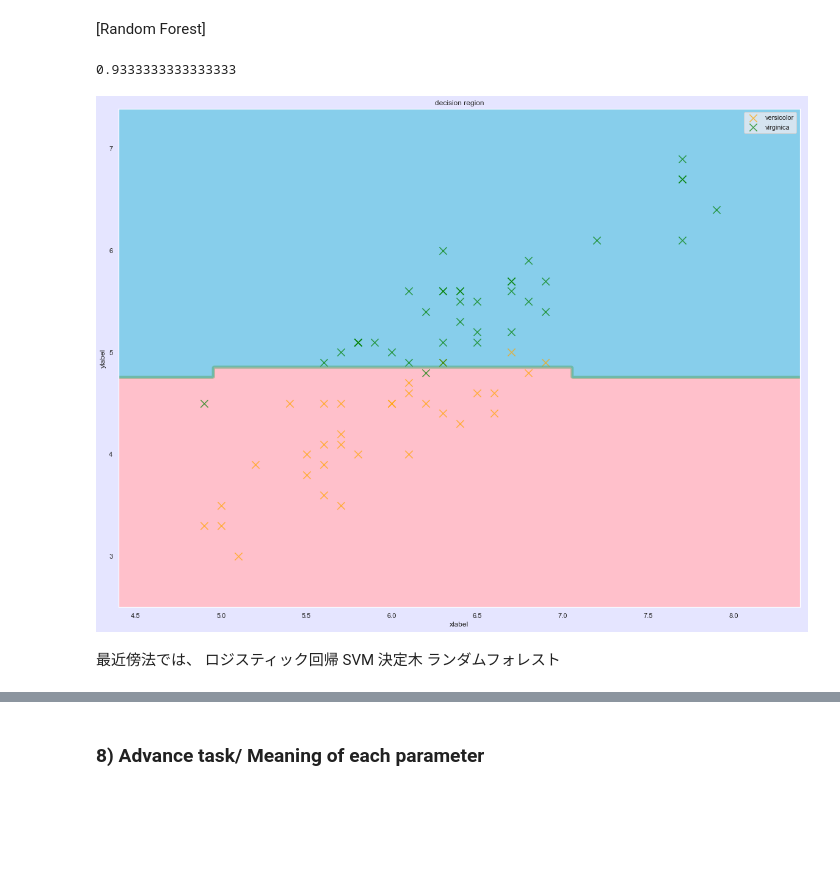
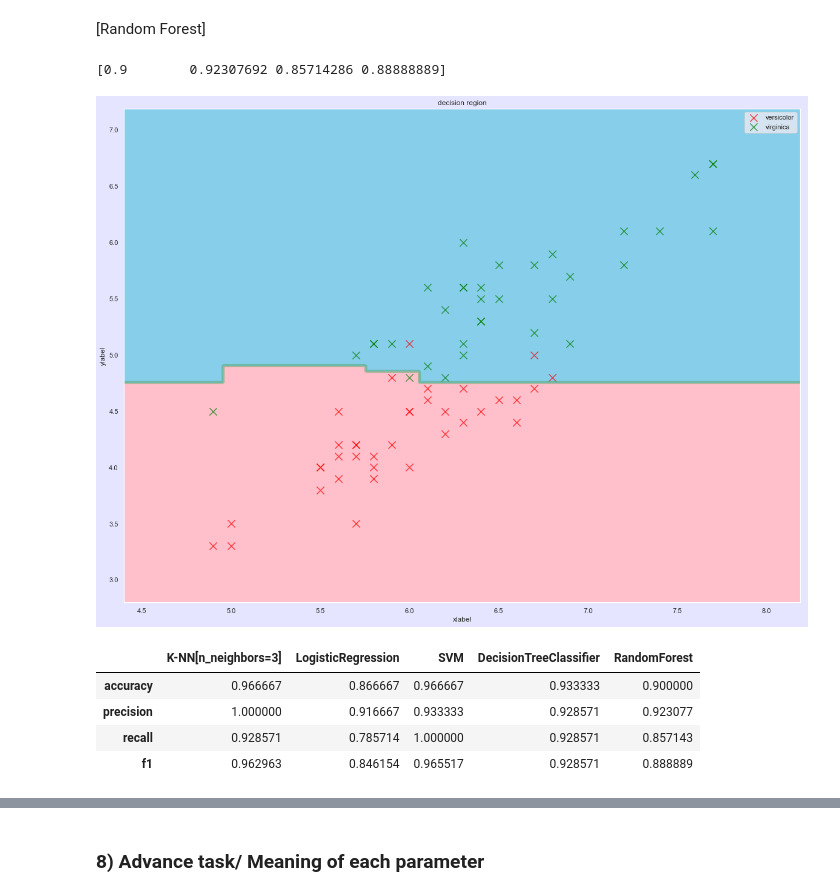
Before and after one commit to Yohei-Kawakami/diveintocode-ml, a Jupyter notebook: week4/week4-work1.ipynb, the cells around one changed output, grey strips where cells are left out. Drawn from its saved outputs; the diff is of its cells as text; code cells hidden in the pictures; blank space fills up the shorter version.

```diff
--- a/week4/week4-work1.ipynb
+++ b/week4/week4-work1.ipynb
@@ -567,0 +547,8 @@ graph
+# %%
+from sklearn import tree
+import graphviz
+
+model_DTC = tree.DecisionTreeClassifier()
+model_DTC.fit(X_train, y_train)
+
+DTC_pred = model_DTC.predict(X_test)
@@ -571,19 +567,33 @@ graph
 from sklearn.ensemble import RandomForestClassifier
 from sklearn.datasets import make_classification
 # %%
-clf = RandomForestClassifier(n_estimators=100, max_depth=2,random_state=0)
-RF_model = clf.fit(X, y)
+model_RF = RandomForestClassifier(n_estimators=100, max_depth=2,random_state=0)
+model_RF.fit(X_train, y_train)
 
-score_RF = RF_model.score(X_test, y_test)
+RF_pred = model_RF.predict(X_test)
 
+# get scores Random Forest
+score_RF = get_scores(y_test, RF_pred)
 print(score_RF)
-decision_region(X_train, y_train, RF_model)
+
+decision_region(X_train, y_train, model_RF)
 # %% [output]
-0.9333333333333333
+[0.9        0.92307692 0.85714286 0.88888889]
-[figure, old version]
+[figure, new version]
-# %% [markdown]
-最近傍法では、
-ロジスティック回帰
-SVM
-決定木
-ランダムフォレスト
+# %%
+# marge the result of scores
+scores = np.vstack((score_KN, score_LR, score_SVC, score_DTC, score_RF))
+
+#
+scores_column = {"K-NN[n_neighbors=3]": scores[0],"LogisticRegression": scores[1], "SVM": scores[2],
+              "DecisionTreeClassifier": scores[3], "RandomForest" :scores[4]}
+
+index_score = [ "accuracy","precision","recall","f1"]
+scores = pd.DataFrame(scores_column, index=index_score)
+scores
+# %% [output]
+|  | K-NN[n_neighbors=3] | LogisticRegression | SVM | DecisionTreeClassifier | RandomForest |
+| accuracy | 0.966667 | 0.866667 | 0.966667 | 0.933333 | 0.900000 |
+| precision | 1.000000 | 0.916667 | 0.933333 | 0.928571 | 0.923077 |
+| recall | 0.928571 | 0.785714 | 1.000000 | 0.928571 | 0.857143 |
+| f1 | 0.962963 | 0.846154 | 0.965517 | 0.928571 | 0.888889 |
```
Also changed, not shown: parts of 31 cells of this notebook.
